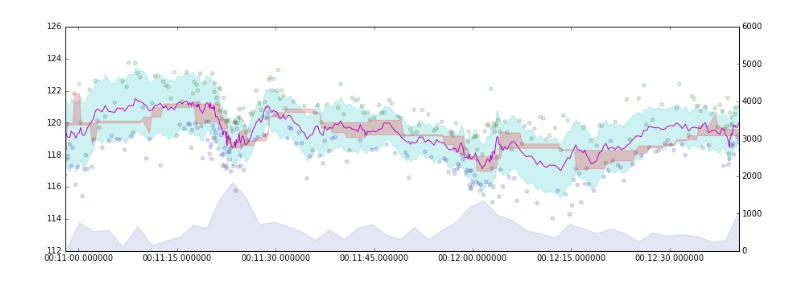
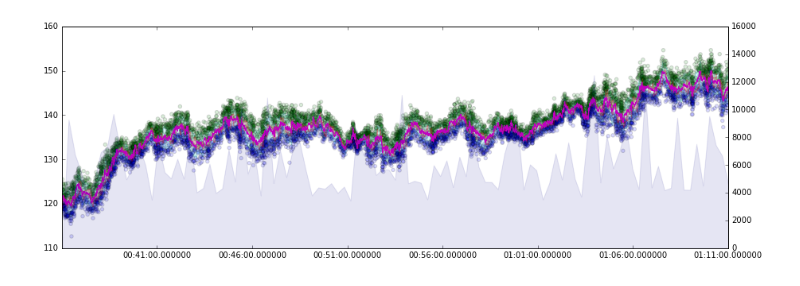
Before and after one commit to Andrew-Stein/exchange_simulator, a Jupyter notebook: server.ipynb, the cells around one changed output. Saved outputs shown, nothing was run; the diff lists cells and outputs as text; code cells hidden in the pictures.

```diff
--- a/server.ipynb
+++ b/server.ipynb
@@ -2,7 +2,7 @@
 from itertools import islice, izip
 from server import *
 
-hist = list(islice(market(datetime.now()), 0, 400))
+hist = list(islice(market(datetime.now()), 0, 8000))
 
 def bucket(tdelta, series):
     t0, y = None, 0
@@ -17,33 +17,33 @@ def _plot_orders(hist):
     %matplotlib inline
 
     import matplotlib.pyplot as plt
     ts, pxs, spd = zip(*hist)
     ts, sides, ords, sizes = zip(*list(orders(hist)))
     ts = list(ts)
 
     ts, bids, asks = zip(*order_book(zip(ts, sides, ords, sizes), dict()))
     top_buy, top_sell = zip(*top(bids, asks))
     fig, ax1 = plt.subplots(figsize = (15, 5))
 
     ax1.plot(ts, pxs, 'm')
     bids =  map(lambda (idx, px): px - spd[idx] / 2, enumerate(pxs))
     asks =  map(lambda (idx, px): px + spd[idx] / 2, enumerate(pxs))
     ax1.fill_between(ts, bids, asks, color = 'c', alpha = 0.2)
 
     ax1.scatter(ts, ords, c = map(lambda x: 'b' if x == 'buy' else 'g', sides), alpha = 0.15)
 
     ax1.fill_between(ts, map(lambda x: x or 120, top_buy), map(lambda x: x or 120, top_sell), color='r', alpha = 0.2)
 
 
-    ts, sizes = zip(*bucket(timedelta(seconds = 2), zip(ts, sizes)))
+    ts, sizes = zip(*bucket(timedelta(seconds = 20), zip(ts, sizes)))
     ax2 = ax1.twinx()
     ax2.fill_between(ts, sizes, alpha = 0.1, color = 'darkblue')
 
 
     ax1.axis([ts[0], ts[-1], None, None])
-    ax2.axis([ts[0], ts[-1], 0, 6000])
+    ax2.axis([ts[0], ts[-1], 0, 16000])
     plt.show()
 
 _plot_orders(hist)
 # %% [output]
-[figure, old version]
+[figure, new version]
```
Also changed, not shown: 1 other file.
